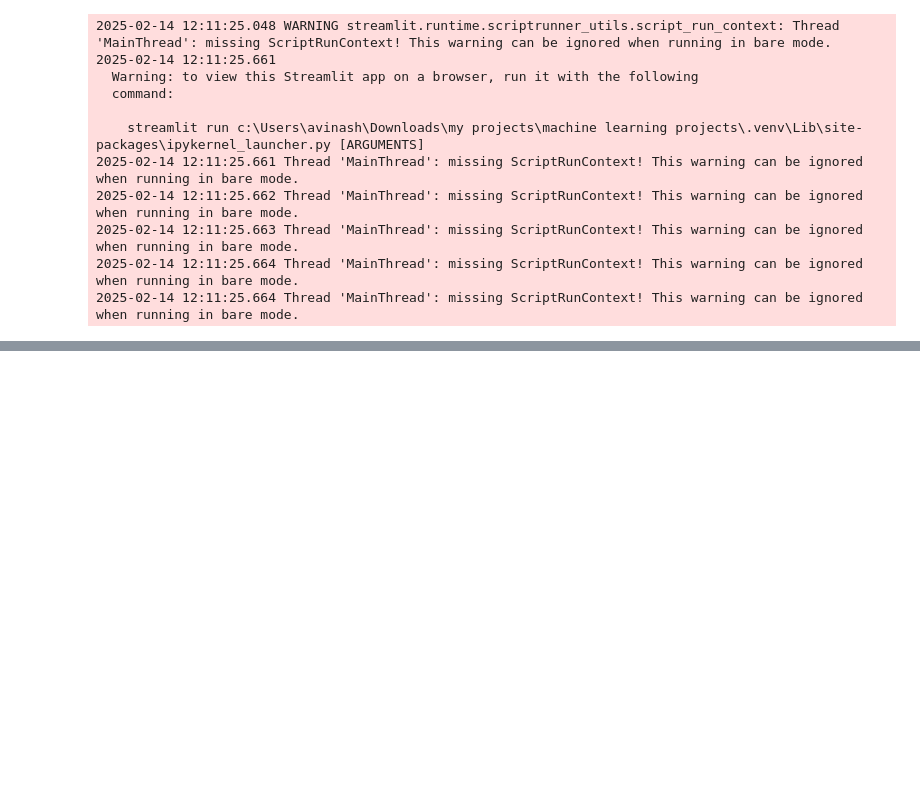
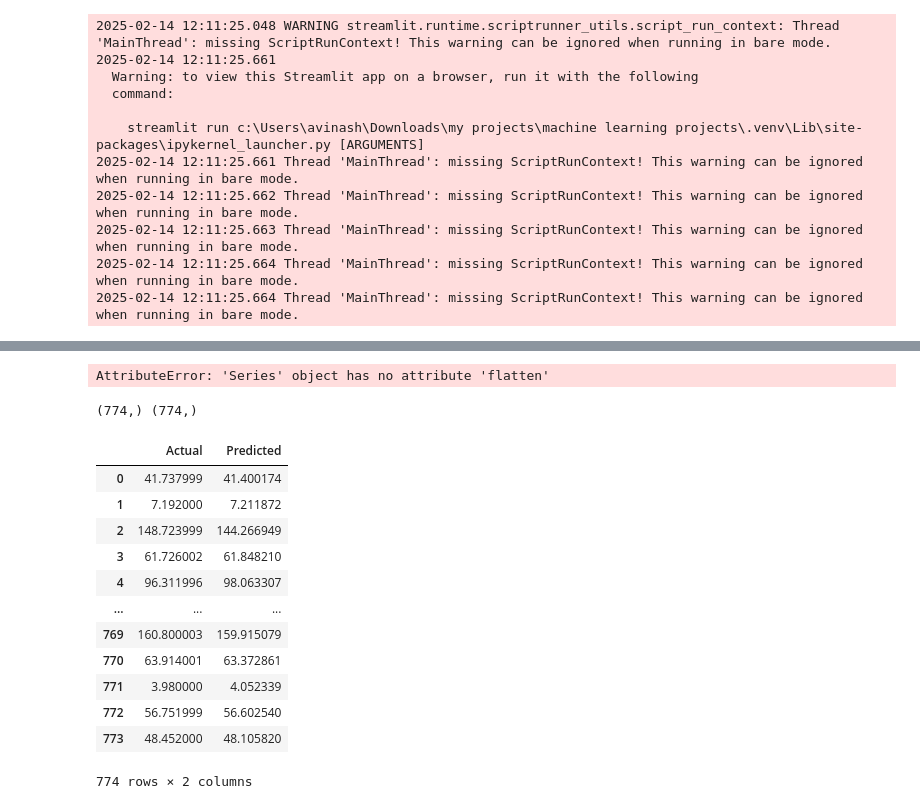
Before and after one commit to Avinash2003-11/Machine-learning, a Jupyter notebook: ML2.ipynb, the cells around one changed output, grey strips where cells are left out. Drawn from its saved outputs; the diff is of its cells as text; code cells hidden in the pictures; blank space fills up the shorter version.

```diff
--- a/ML2.ipynb
+++ b/ML2.ipynb
@@ -79,0 +204,8 @@ st.write("this is my first streamlit app")
+# %%
+df1 = pd.DataFrame({'Actual': y_test.flatten(), 'predicted' : predicted.flatten()})
+# %% [output]
+AttributeError: 'Series' object has no attribute 'flatten'
+# %%
+print(y_test.shape, predicted.shape)
+# %% [output]
+(774,) (774,)
@@ -79,0 +214,16 @@ st.write("this is my first streamlit app")
+# %%
+df1
+# %% [output]
+|  | Actual | Predicted |
+| 0 | 41.737999 | 41.400174 |
+| 1 | 7.192000 | 7.211872 |
+| 2 | 148.723999 | 144.266949 |
+| 3 | 61.726002 | 61.848210 |
+| 4 | 96.311996 | 98.063307 |
+| ... | ... | ... |
+| 769 | 160.800003 | 159.915079 |
+| 770 | 63.914001 | 63.372861 |
+| 771 | 3.980000 | 4.052339 |
+| 772 | 56.751999 | 56.602540 |
+| 773 | 48.452000 | 48.105820 |
+774 rows × 2 columns
```
Also changed, not shown: parts of 17 cells of this notebook, 2 other files.
